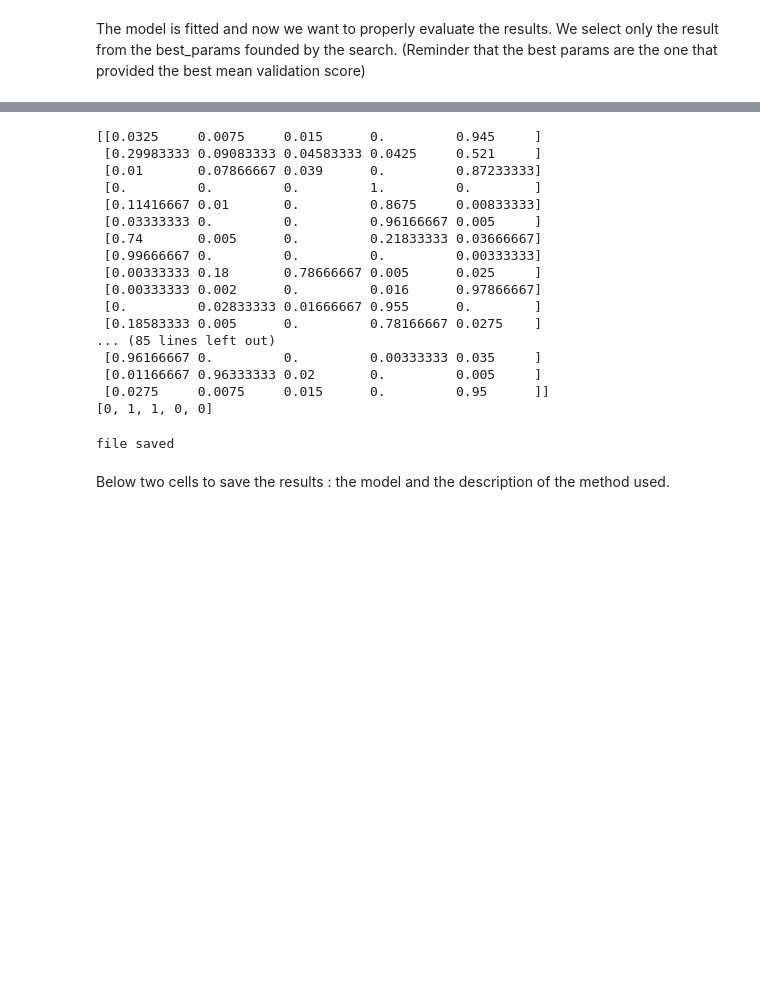
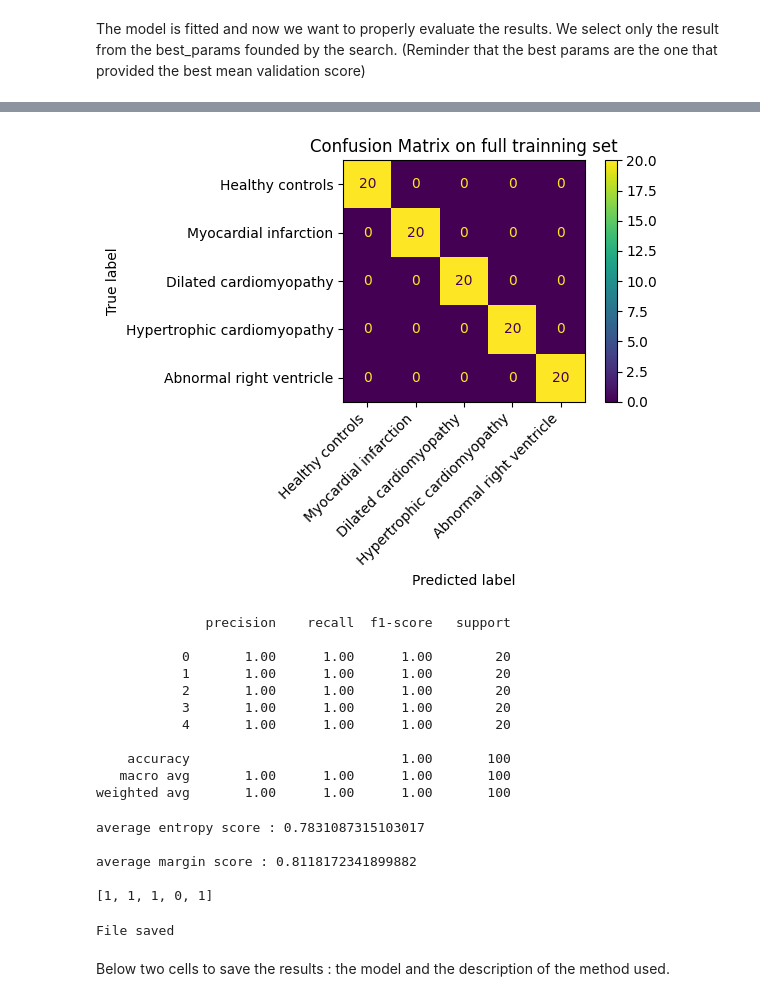
Before and after one commit to Loudwig/CardiacPathoPrediction, a Jupyter notebook: main.ipynb, the cells around one changed output, grey strips where cells are left out. Drawn from its saved outputs; the diff is of its cells as text; code cells hidden in the pictures; blank space fills up the shorter version.

```diff
--- a/main.ipynb
+++ b/main.ipynb
@@ -39,5 +55,6 @@ body surface are feature added modified
 # %%
 pipeline = ImbPipeline([
+    ("dropcorrelationcolumns",HighCorrelationDropper())
     ("dataAugment",GaussianNoiseInjector()),
     ("normaliser" , MinMaxScaler()),
     ("classifier", RandomForestClassifier()),
@@ -143,10 +255,46 @@ print(cm)
+# %%
+from sklearn.metrics import confusion_matrix,accuracy_score,classification_report
+from sklearn.metrics import ConfusionMatrixDisplay
+
+class_names = {0 : "Healthy controls",
+                1: "Myocardial infarction",
+                2: "Dilated cardiomyopathy",
+                3: "Hypertrophic cardiomyopathy",
+                4 : "Abnormal right ventricle"
+}
+labels = sorted(class_names.keys())
+y_pred = inf_pipeline.predict(X)
+
+disp = ConfusionMatrixDisplay.from_predictions(
+    y["Category"], y_pred,
+    display_labels=[class_names[i] for i in labels],
+)
+disp.ax_.set_xticklabels(disp.ax_.get_xticklabels(), rotation=45, ha='right')
+disp.ax_.set_title("Confusion Matrix on full trainning set")
+plt.tight_layout()
+plt.show()
+
+print(classification_report(y["Category"],y_pred))
+# %% [output]
+[figure, added]
+              precision    recall  f1-score   support
+
+           0       1.00      1.00      1.00        20
+           1       1.00      1.00      1.00        20
+           2       1.00      1.00      1.00        20
+           3       1.00      1.00      1.00        20
+           4       1.00      1.00      1.00        20
+
+    accuracy                           1.00       100
+   macro avg       1.00      1.00      1.00       100
+weighted avg       1.00      1.00      1.00       100
 # %%
 # Get the probabilities to get better insight on the model performance
 proba = inf_pipeline.predict_proba(X)
-
-
+print(f"average entropy score : {np.mean(certainty_score(proba))}")
+print(f"\naverage margin score : {np.mean(margin_score(proba))}\n")
 # Below
-treshold = 0.4
+treshold = 0.35
 L = [0,0,0,0,0]
 for x in proba :
     a= 0
@@ -158,30 +306,19 @@ for x in proba :
     if a >=2 :
         for j in index :
             L[j] +=1
-print(proba)
+#print(proba)
 print(L)
 # %% [output]
-[[0.0325     0.0075     0.015      0.         0.945     ]
- [0.29983333 0.09083333 0.04583333 0.0425     0.521     ]
- [0.01       0.07866667 0.039      0.         0.87233333]
- [0.         0.         0.         1.         0.        ]
- [0.11416667 0.01       0.         0.8675     0.00833333]
- [0.03333333 0.         0.         0.96166667 0.005     ]
- [0.74       0.005      0.         0.21833333 0.03666667]
- [0.99666667 0.         0.         0.         0.00333333]
- [0.00333333 0.18       0.78666667 0.005      0.025     ]
- [0.00333333 0.002      0.         0.016      0.97866667]
- [0.         0.02833333 0.01666667 0.955      0.        ]
- [0.18583333 0.005      0.         0.78166667 0.0275    ]
-... (85 lines left out)
- [0.96166667 0.         0.         0.00333333 0.035     ]
- [0.01166667 0.96333333 0.02       0.         0.005     ]
- [0.0275     0.0075     0.015      0.         0.95      ]]
-[0, 1, 1, 0, 0]
+average entropy score : 0.7831087315103017
+
+average margin score : 0.8118172341899882
+
+[1, 1, 1, 0, 1]
 # %%
 # Predict on the test set
+import os
 
-submission_name = "submission_10.csv"
+submission_name = "submission_21.csv"
 submission_dataframe = pd.DataFrame(columns=["Id","Category"])
 submission_dataframe["Id"] = X_test.index + 101
 
@@ -191,7 +328,7 @@ submission_dataframe.to_csv(os.path.join(os.getcwd(),submission_name),index=Fals
 
 print("File saved")
 # %% [output]
-file saved
+File saved
 # %% [markdown]
 Below two cells to save the results : the model and the description of the method used.
 # %%
```
Also changed, not shown: parts of 24 cells of this notebook, 22 other files.
